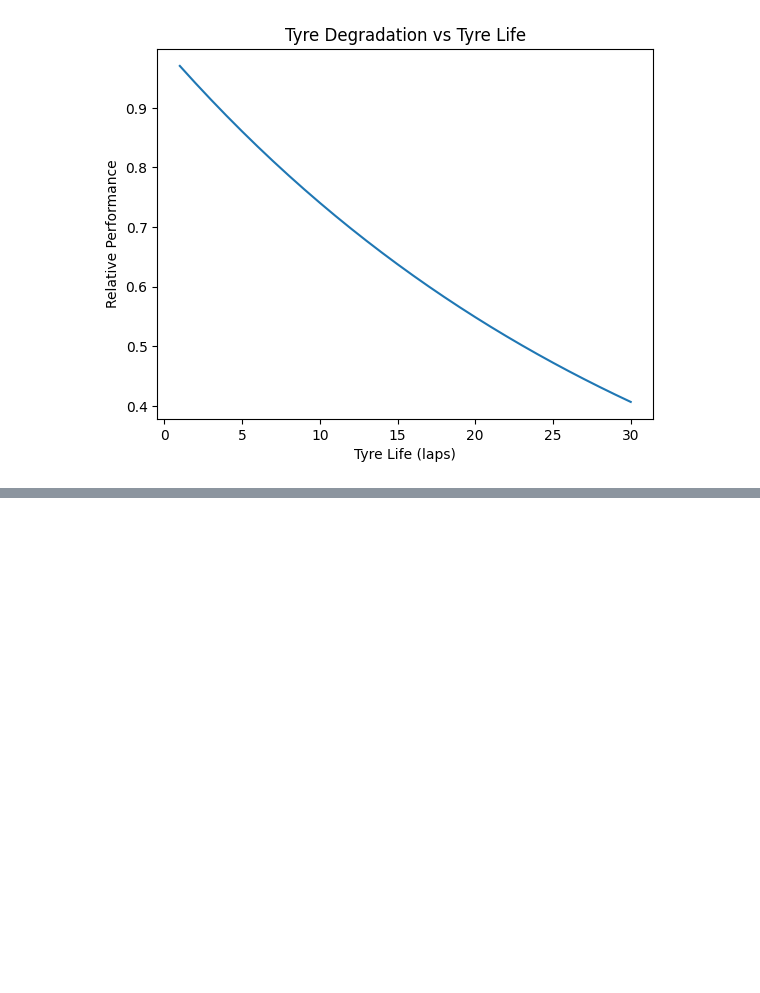
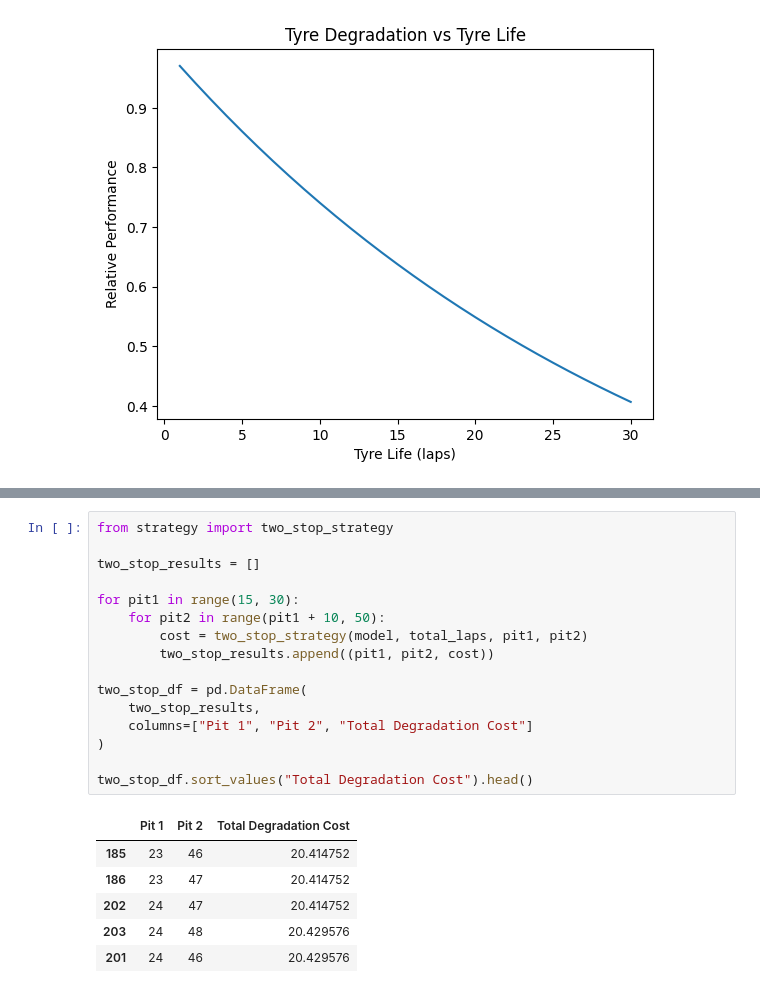
Before and after one commit to Sneha73685/f1-tyre-strategy-colab, a Jupyter notebook: tyre-degradation-simulation.ipynb, the cells around one changed output, grey strips where cells are left out. Cells and saved outputs as stored; diff of their text form; blank space fills up the shorter version.

```diff
--- a/tyre-degradation-simulation.ipynb
+++ b/tyre-degradation-simulation.ipynb
@@ -77,0 +103,23 @@ plt.show()
+# %%
+from strategy import two_stop_strategy
+
+two_stop_results = []
+
+for pit1 in range(15, 30):
+    for pit2 in range(pit1 + 10, 50):
+        cost = two_stop_strategy(model, total_laps, pit1, pit2)
+        two_stop_results.append((pit1, pit2, cost))
+
+two_stop_df = pd.DataFrame(
+    two_stop_results,
+    columns=["Pit 1", "Pit 2", "Total Degradation Cost"]
+)
+
+two_stop_df.sort_values("Total Degradation Cost").head()
+# %% [output]
+|  | Pit 1 | Pit 2 | Total Degradation Cost |
+| 185 | 23 | 46 | 20.414752 |
+| 186 | 23 | 47 | 20.414752 |
+| 202 | 24 | 47 | 20.414752 |
+| 203 | 24 | 48 | 20.429576 |
+| 201 | 24 | 46 | 20.429576 |
```
Also changed, not shown: parts of 11 cells of this notebook, 2 other files.
